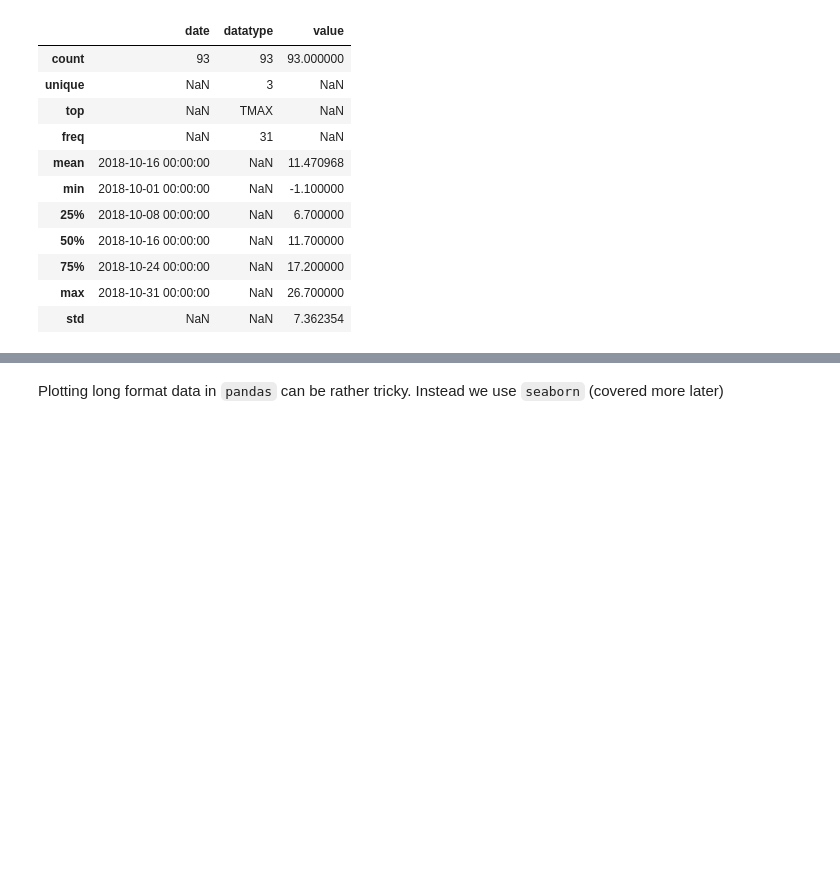
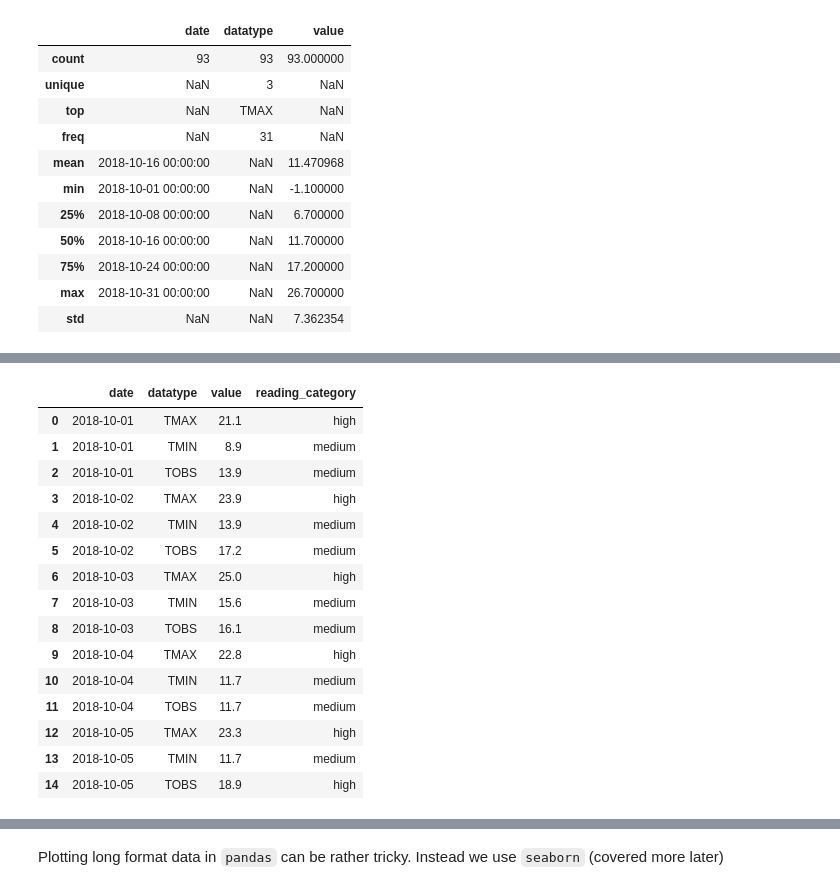
Before and after one commit to ericcoopey/dsa250_sp26, a Jupyter notebook: M3-DataManipulation/7-wide_vs_long.ipynb, the cells around one changed output, grey strips where cells are left out. Drawn from its saved outputs; the diff is of its cells as text; code cells hidden in the pictures; blank space fills up the shorter version.

```diff
--- a/M3-DataManipulation/7-wide_vs_long.ipynb
+++ b/M3-DataManipulation/7-wide_vs_long.ipynb
@@ -86,0 +107,25 @@ long_df.describe(include='all')
+# %%
+# use pd.cut to create a new column that categorizes the value into 3 bins, it should be called reading_category
+long_df['reading_category'] = pd.cut(
+    long_df['value'],
+    bins=3,
+    labels=['low', 'medium', 'high']
+)
+long_df.head(15)
+# %% [output]
+|  | date | datatype | value | reading_category |
+| 0 | 2018-10-01 | TMAX | 21.1 | high |
+| 1 | 2018-10-01 | TMIN | 8.9 | medium |
+| 2 | 2018-10-01 | TOBS | 13.9 | medium |
+| 3 | 2018-10-02 | TMAX | 23.9 | high |
+| 4 | 2018-10-02 | TMIN | 13.9 | medium |
+| 5 | 2018-10-02 | TOBS | 17.2 | medium |
+| 6 | 2018-10-03 | TMAX | 25.0 | high |
+| 7 | 2018-10-03 | TMIN | 15.6 | medium |
+| 8 | 2018-10-03 | TOBS | 16.1 | medium |
+| 9 | 2018-10-04 | TMAX | 22.8 | high |
+| 10 | 2018-10-04 | TMIN | 11.7 | medium |
+| 11 | 2018-10-04 | TOBS | 11.7 | medium |
+| 12 | 2018-10-05 | TMAX | 23.3 | high |
+| 13 | 2018-10-05 | TMIN | 11.7 | medium |
+| 14 | 2018-10-05 | TOBS | 18.9 | high |
```
Also changed, not shown: parts of 5 cells of this notebook.
